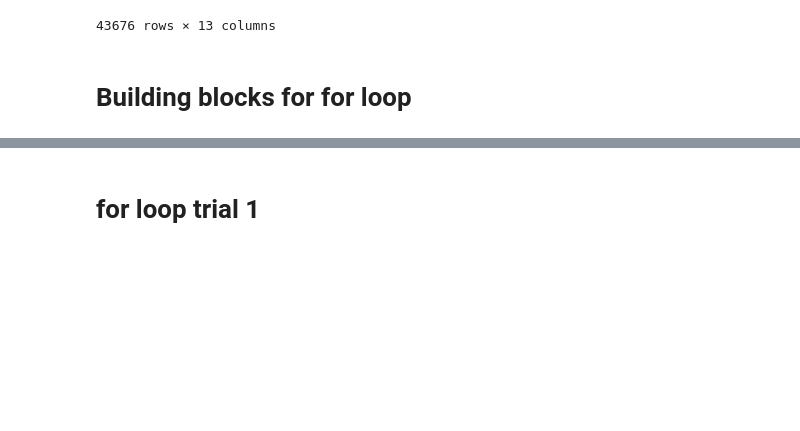
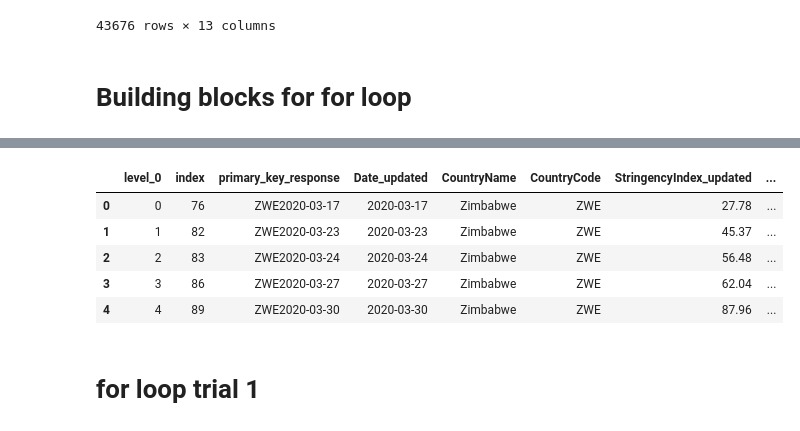
Before and after one commit to pmmfs/capstone-project, a Jupyter notebook: regulation/Analysis/rough_work_TBD_eventually/FINAL_government_regulation_impact_initial_analysis_MK_v3.ipynb, the cells around one changed output, grey strips where cells are left out. Drawn from its saved outputs; the diff is of its cells as text; code cells hidden in the pictures; blank space fills up the shorter version.

```diff
--- a/regulation/Analysis/rough_work_TBD_eventually/FINAL_government_regulation_impact_initial_analysis_MK_v3.ipynb
+++ b/regulation/Analysis/rough_work_TBD_eventually/FINAL_government_regulation_impact_initial_analysis_MK_v3.ipynb
@@ -119,5 +132,14 @@ index
 # %%
-China.drop(China.index[np.where(China.index > index)[0]])
+Zimbabwe.drop(Zimbabwe.index[np.where(Zimbabwe.index > index)[0]],inplace=True)
+# %%
+Zimbabwe
+# %% [output]
+|  | level_0 | index | primary_key_response | Date_updated | CountryName | CountryCode | StringencyIndex_updated | ... |
+| 0 | 0 | 76 | ZWE2020-03-17 | 2020-03-17 | Zimbabwe | ZWE | 27.78 | ... |
+| 1 | 1 | 82 | ZWE2020-03-23 | 2020-03-23 | Zimbabwe | ZWE | 45.37 | ... |
+| 2 | 2 | 83 | ZWE2020-03-24 | 2020-03-24 | Zimbabwe | ZWE | 56.48 | ... |
+| 3 | 3 | 86 | ZWE2020-03-27 | 2020-03-27 | Zimbabwe | ZWE | 62.04 | ... |
+| 4 | 4 | 89 | ZWE2020-03-30 | 2020-03-30 | Zimbabwe | ZWE | 87.96 | ... |
 # %%
 number_of_days = Zimbabwe['Date_updated'].max() - Zimbabwe['Date_updated'].min()
 number_of_days.days
```
Also changed, not shown: parts of 15 cells of this notebook, 1 other file.
